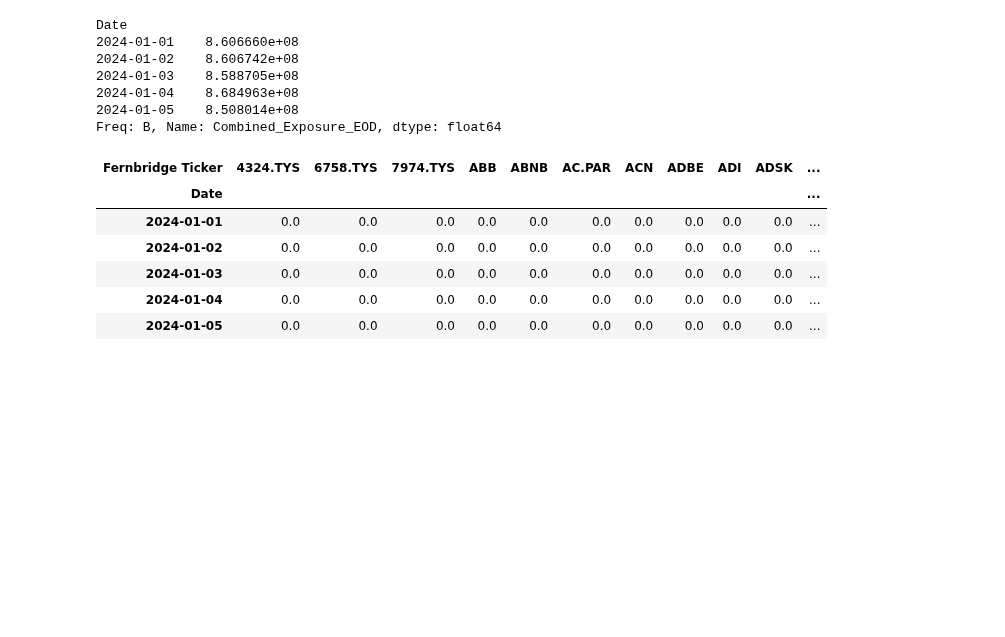
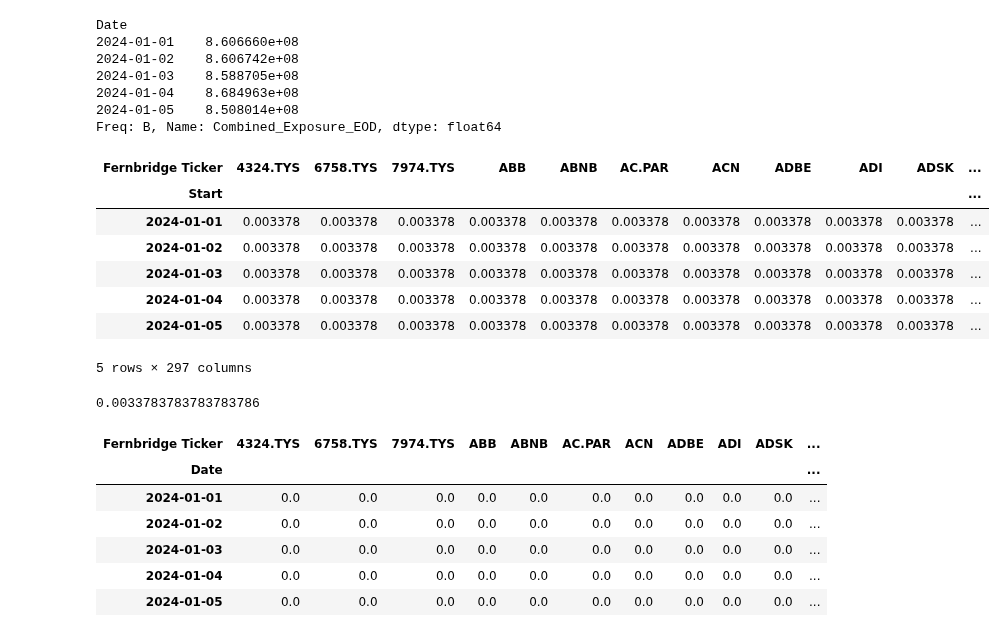
Before and after one commit to sparshsah/foggy-demo, a Jupyter notebook: demo/playground/fcm-dev-trader-case.ipynb, the cells around one changed output. Saved outputs shown, nothing was run; the diff lists cells and outputs as text; code cells hidden in the pictures; blank space fills up the shorter version.

Commit message:
equal wts

```diff
--- a/demo/playground/fcm-dev-trader-case.ipynb
+++ b/demo/playground/fcm-dev-trader-case.ipynb
@@ -210,15 +210,33 @@ Freq: B, Name: Combined_Exposure_EOD, dtype: float64
 # %%
 def get_equal_wts() -> pd.DataFrame:
     """
     Get portfolio weights for an equal-weighted portfolio.
 
-    In general, should handle
-equal_wts = pd.DataFrame(
-    index=excess_returns_for_stocks.index,
-    columns=excess_returns_for_stocks.columns,
-    data=1 / len(excess_returns_for_stocks.columns),
-)
+    Includes only post-IPO stocks.
+    """
+    stock_is_post_ipo = excess_returns_for_stocks.notna().astype(int)
+    wts = stock_is_post_ipo.divide(
+        stock_is_post_ipo.sum(axis="columns"),
+        axis="index",
+    )
+    return wts
+
+
+equal_wts = get_equal_wts()
 equal_wts.head()
+# %% [output]
+| Fernbridge Ticker | 4324.TYS | 6758.TYS | 7974.TYS | ABB | ABNB | AC.PAR | ACN | ADBE | ADI | ADSK | ... |
+| Start |  |  |  |  |  |  |  |  |  |  | ... |
+| 2024-01-01 | 0.003378 | 0.003378 | 0.003378 | 0.003378 | 0.003378 | 0.003378 | 0.003378 | 0.003378 | 0.003378 | 0.003378 | ... |
+| 2024-01-02 | 0.003378 | 0.003378 | 0.003378 | 0.003378 | 0.003378 | 0.003378 | 0.003378 | 0.003378 | 0.003378 | 0.003378 | ... |
+| 2024-01-03 | 0.003378 | 0.003378 | 0.003378 | 0.003378 | 0.003378 | 0.003378 | 0.003378 | 0.003378 | 0.003378 | 0.003378 | ... |
+| 2024-01-04 | 0.003378 | 0.003378 | 0.003378 | 0.003378 | 0.003378 | 0.003378 | 0.003378 | 0.003378 | 0.003378 | 0.003378 | ... |
+| 2024-01-05 | 0.003378 | 0.003378 | 0.003378 | 0.003378 | 0.003378 | 0.003378 | 0.003378 | 0.003378 | 0.003378 | 0.003378 | ... |
+5 rows × 297 columns
+# %%
+1/296
+# %% [output]
+0.0033783783783783786
 # %%
 def get_pflio_wts() -> pd.DataFrame:
     """Get portfolio weights by day."""
```
